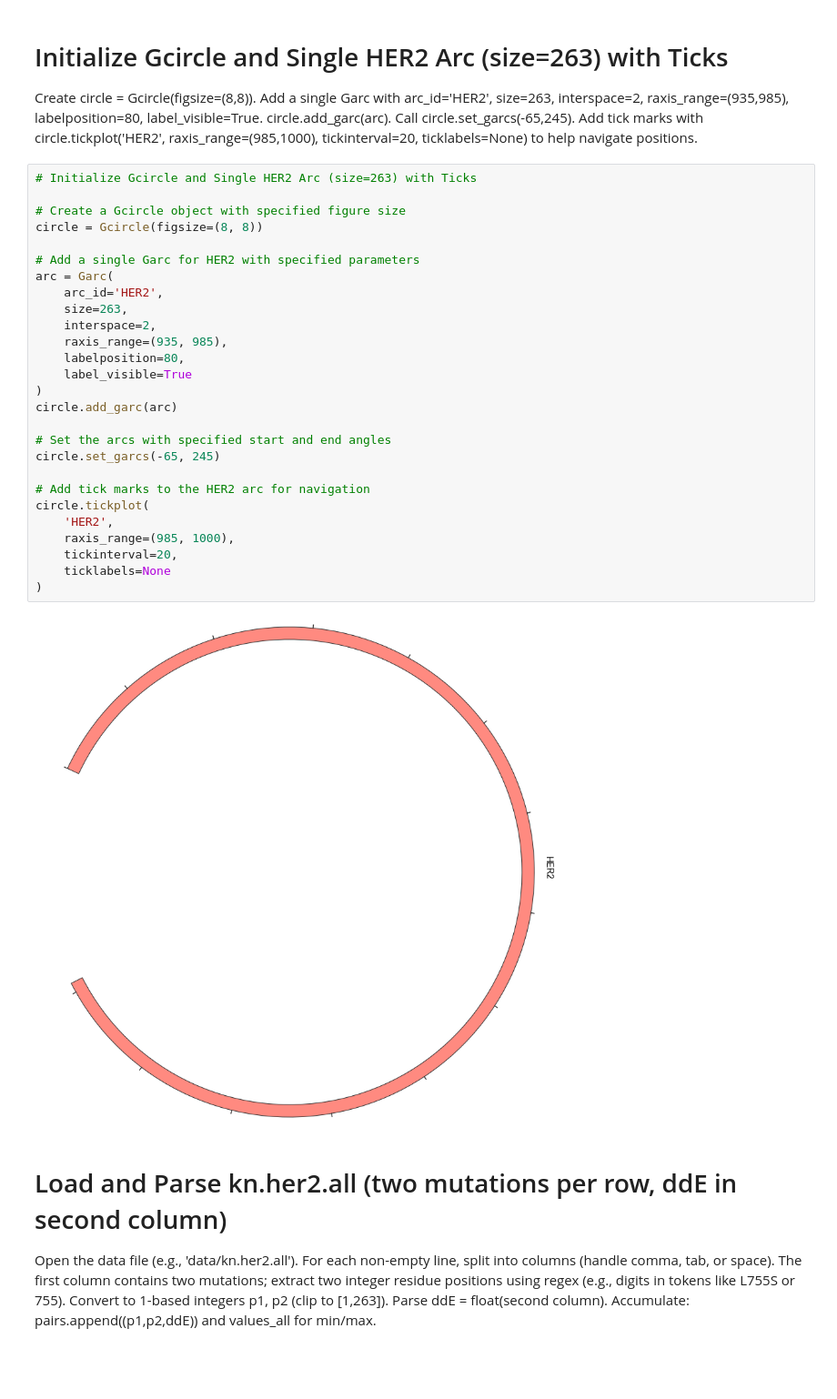
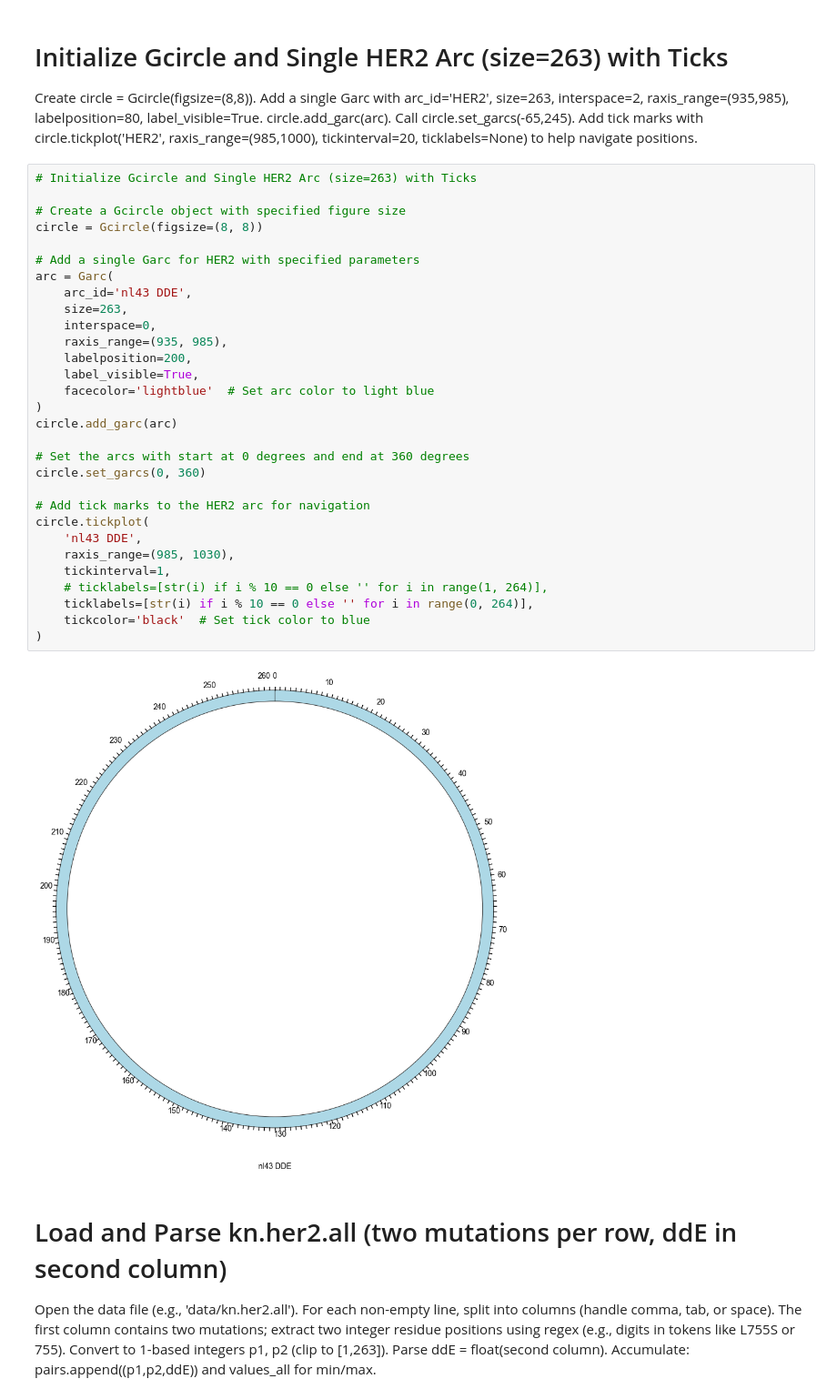
Before and after one commit to Daniel-Xkan/potts_model_test, a Jupyter notebook: PyCircos.ipynb, the cells around one changed output. Shown at 91% size. Cells and saved outputs as stored; diff of their text form; blank space fills up the shorter version.

```diff
--- a/PyCircos.ipynb
+++ b/PyCircos.ipynb
@@ -22,32 +22,35 @@ Create circle = Gcircle(figsize=(8,8)). Add a single Garc with arc_id='HER2', si
 # %%
 # Initialize Gcircle and Single HER2 Arc (size=263) with Ticks
 
 # Create a Gcircle object with specified figure size
 circle = Gcircle(figsize=(8, 8))
 
 # Add a single Garc for HER2 with specified parameters
 arc = Garc(
-    arc_id='HER2',
+    arc_id='nl43 DDE',
     size=263,
-    interspace=2,
+    interspace=0,
     raxis_range=(935, 985),
-    labelposition=80,
-    label_visible=True
+    labelposition=200,
+    label_visible=True,
+    facecolor='lightblue'  # Set arc color to light blue
 )
 circle.add_garc(arc)
 
-# Set the arcs with specified start and end angles
-circle.set_garcs(-65, 245)
+# Set the arcs with start at 0 degrees and end at 360 degrees
+circle.set_garcs(0, 360)
 
 # Add tick marks to the HER2 arc for navigation
 circle.tickplot(
-    'HER2',
-    raxis_range=(985, 1000),
-    tickinterval=20,
-    ticklabels=None
+    'nl43 DDE',
+    raxis_range=(985, 1030),
+    tickinterval=1,
+    # ticklabels=[str(i) if i % 10 == 0 else '' for i in range(1, 264)],
+    ticklabels=[str(i) if i % 10 == 0 else '' for i in range(0, 264)],
+    tickcolor='black'  # Set tick color to blue
 )
 # %% [output]
-[figure, old version]
+[figure, new version]
 # %% [markdown]
 # Load and Parse kn.her2.all (two mutations per row, ddE in second column)
 Open the data file (e.g., 'data/kn.her2.all'). For each non-empty line, split into columns (handle comma, tab, or space). The first column contains two mutations; extract two integer residue positions using regex (e.g., digits in tokens like L755S or 755). Convert to 1-based integers p1, p2 (clip to [1,263]). Parse ddE = float(second column). Accumulate: pairs.append((p1,p2,ddE)) and values_all for min/max.
```
Also changed, not shown: parts of 14 cells of this notebook, 4 other files.
